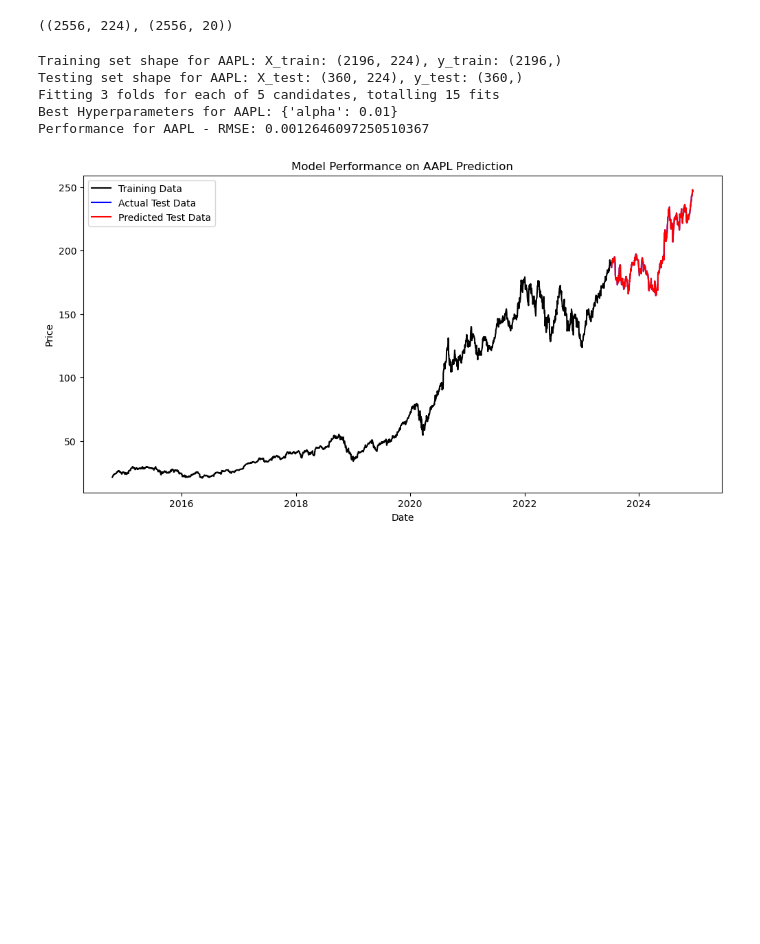
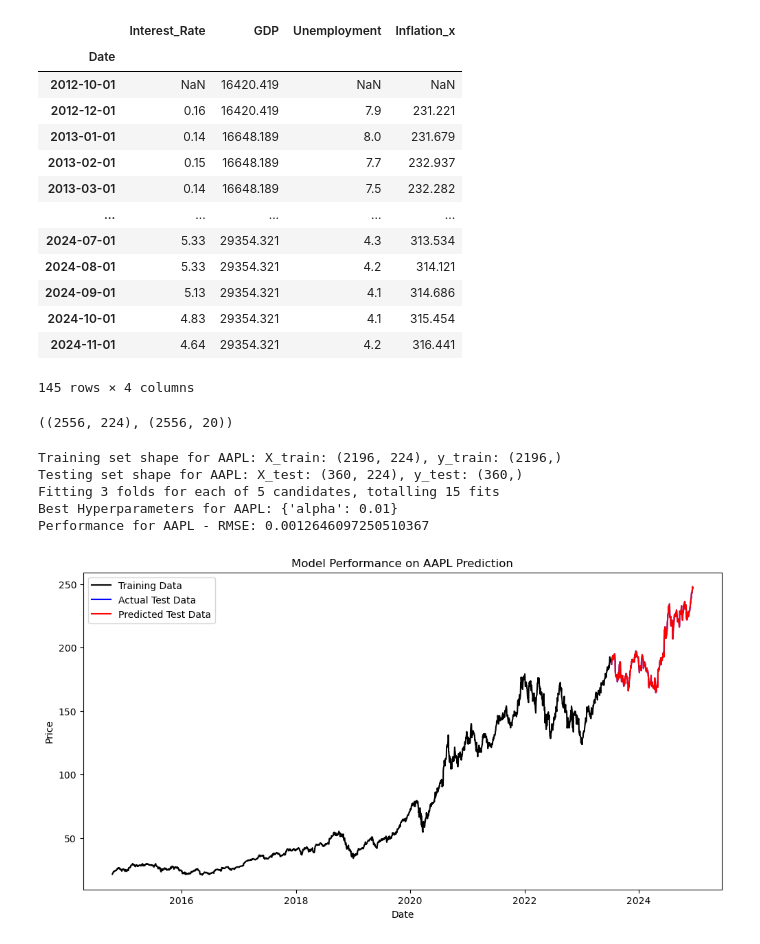
Before and after one commit to Thantip43/Portfolio_optimization, a Jupyter notebook: Code/3.7 sp500_Linear.ipynb, the cells around one changed output. Cells and saved outputs as stored; diff of their text form; code cells hidden in the pictures; blank space fills up the shorter version.

```diff
--- a/Code/3.7 sp500_Linear.ipynb
+++ b/Code/3.7 sp500_Linear.ipynb
@@ -11,6 +11,23 @@ macro = pd.read_csv('../Data/macro_data.csv')
 # %%
 macro= macro.set_index('Date')
 sp500 = sp500.set_index('Date')
+# %%
+macro
+# %% [output]
+|  | Interest_Rate | GDP | Unemployment | Inflation_x |
+| Date |  |  |  |  |
+| 2012-10-01 | NaN | 16420.419 | NaN | NaN |
+| 2012-12-01 | 0.16 | 16420.419 | 7.9 | 231.221 |
+| 2013-01-01 | 0.14 | 16648.189 | 8.0 | 231.679 |
+| 2013-02-01 | 0.15 | 16648.189 | 7.7 | 232.937 |
+| 2013-03-01 | 0.14 | 16648.189 | 7.5 | 232.282 |
+| ... | ... | ... | ... | ... |
+| 2024-07-01 | 5.33 | 29354.321 | 4.3 | 313.534 |
+| 2024-08-01 | 5.33 | 29354.321 | 4.2 | 314.121 |
+| 2024-09-01 | 5.13 | 29354.321 | 4.1 | 314.686 |
+| 2024-10-01 | 4.83 | 29354.321 | 4.1 | 315.454 |
+| 2024-11-01 | 4.64 | 29354.321 | 4.2 | 316.441 |
+145 rows × 4 columns
 # %%
 # Loop through each unique ticker (stock) in the DataFrame
 indicator = pd.DataFrame()
```
Also changed, not shown: 52 other files.
